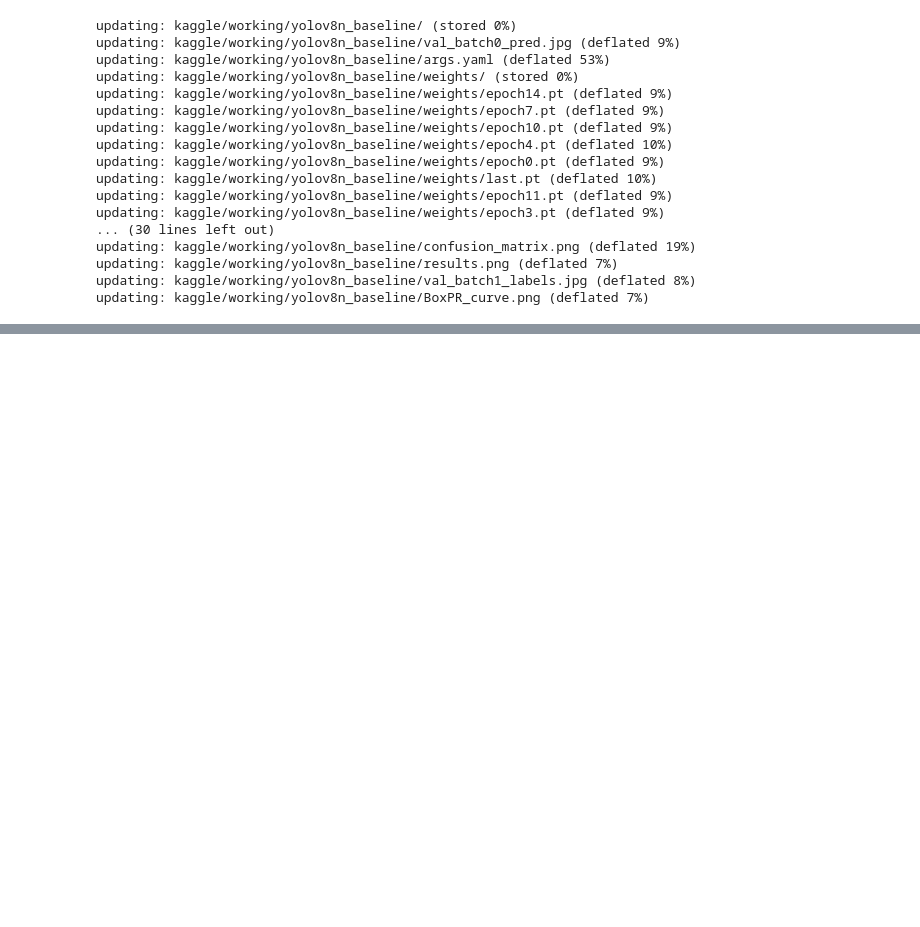
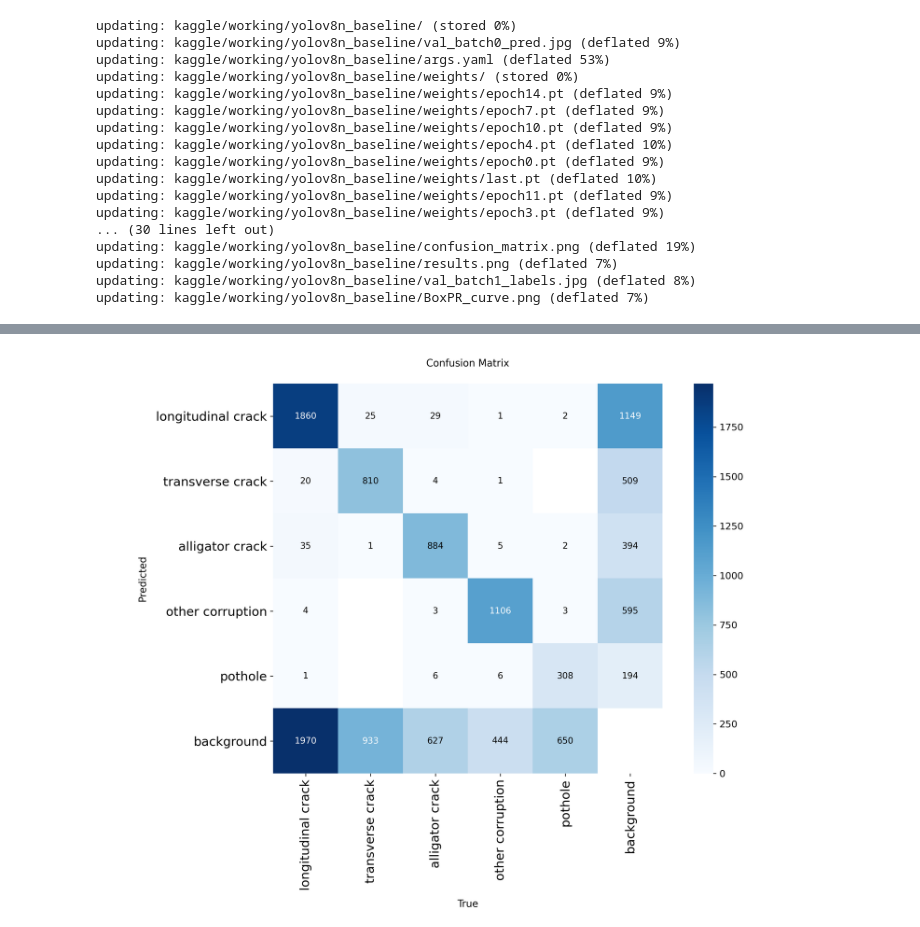
Before and after one commit to AadeeshRS/road-damage-detection-thesis, a Jupyter notebook: notebooks/02_yolov8n_baseline.ipynb, the cells around one changed output, grey strips where cells are left out. Cells and saved outputs as stored; diff of their text form; code cells hidden in the pictures; blank space fills up the shorter version.

```diff
--- a/notebooks/02_yolov8n_baseline.ipynb
+++ b/notebooks/02_yolov8n_baseline.ipynb
@@ -132,0 +157,4 @@ updating: kaggle/working/yolov8n_baseline/BoxPR_curve.png (deflated 7%)
+# %%
+Image("../reports/results/yolov8n/confusion_matrix.png")
+# %% [output]
+[figure, added]
```
Also changed, not shown: parts of 2 cells of this notebook, 1 other file.
